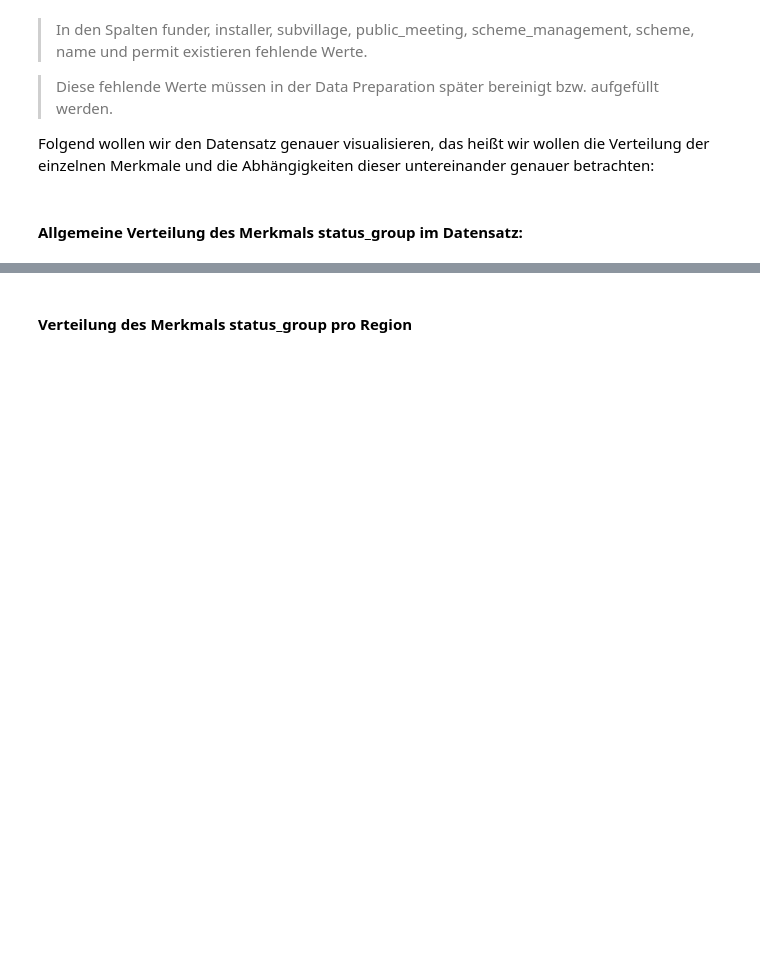
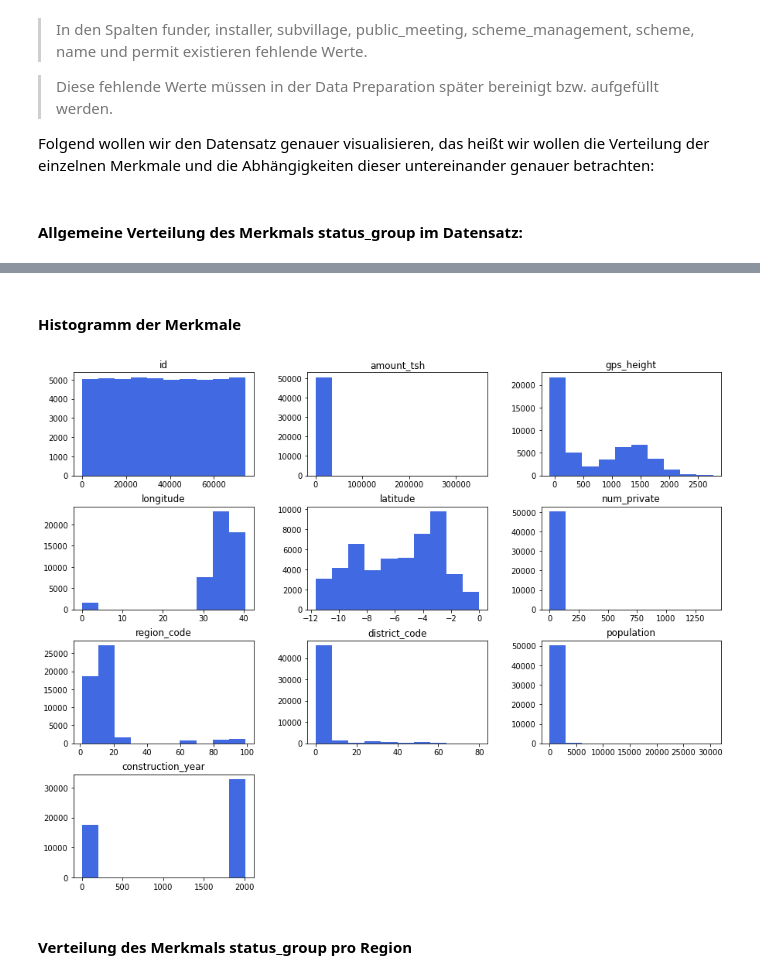
Before and after one commit to finitearth/DataExploration, a Jupyter notebook: presentation.ipynb, the cells around one changed output, grey strips where cells are left out. Saved outputs shown, nothing was run; the diff lists cells and outputs as text; code cells hidden in the pictures; blank space fills up the shorter version.

```diff
--- a/presentation.ipynb
+++ b/presentation.ipynb
@@ -287,3 +307,9 @@ plt.xticks(rotation=45);
+# %% [markdown]
+#### Histogramm der Merkmale
+# %%
+train_data.hist(bins=10,figsize=(15,12),grid=False,color="royalblue");
+# %% [output]
+[figure, added]
 # %% [markdown]
 #### Verteilung des Merkmals status_group pro Region
 # %%
```
Also changed, not shown: parts of 6 cells of this notebook.
